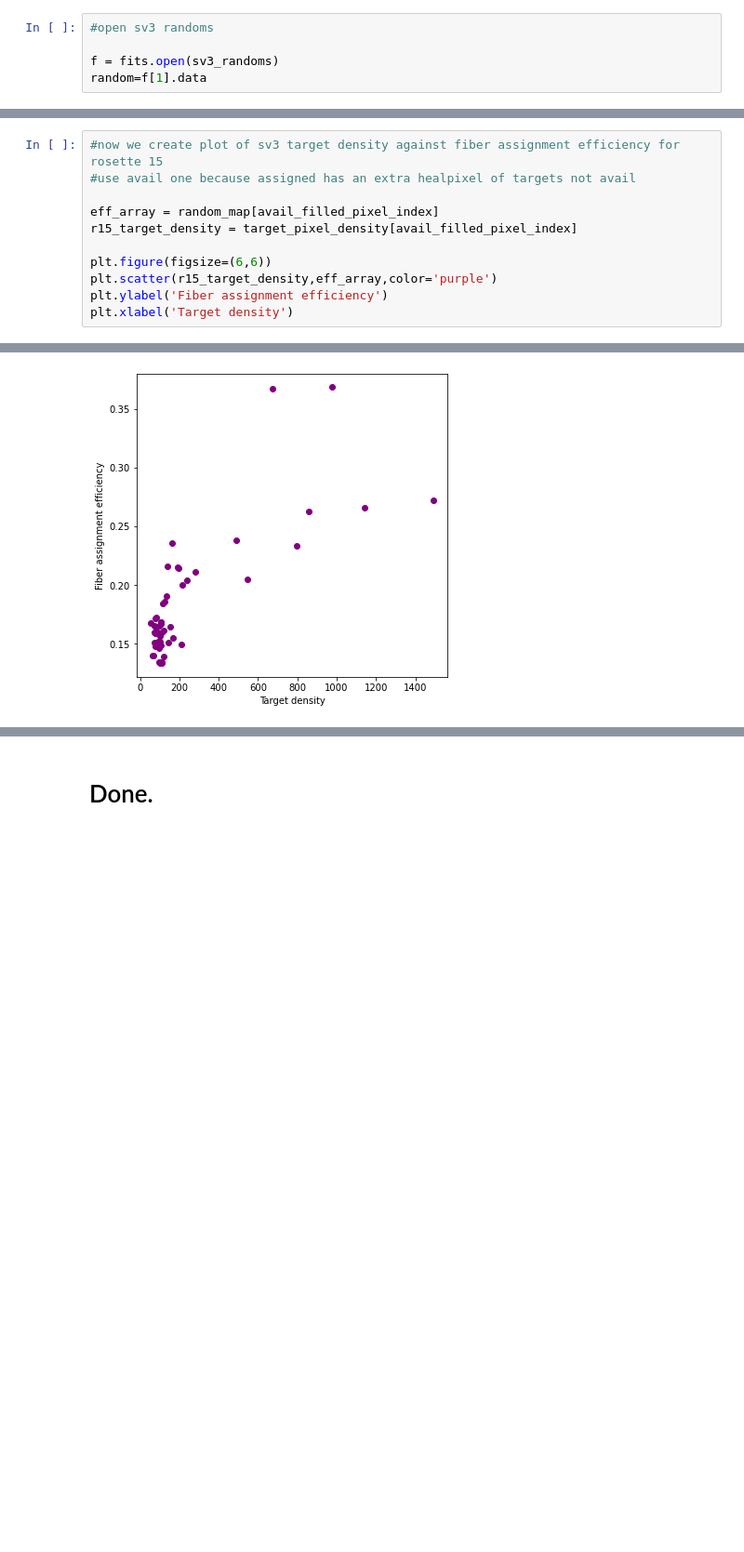
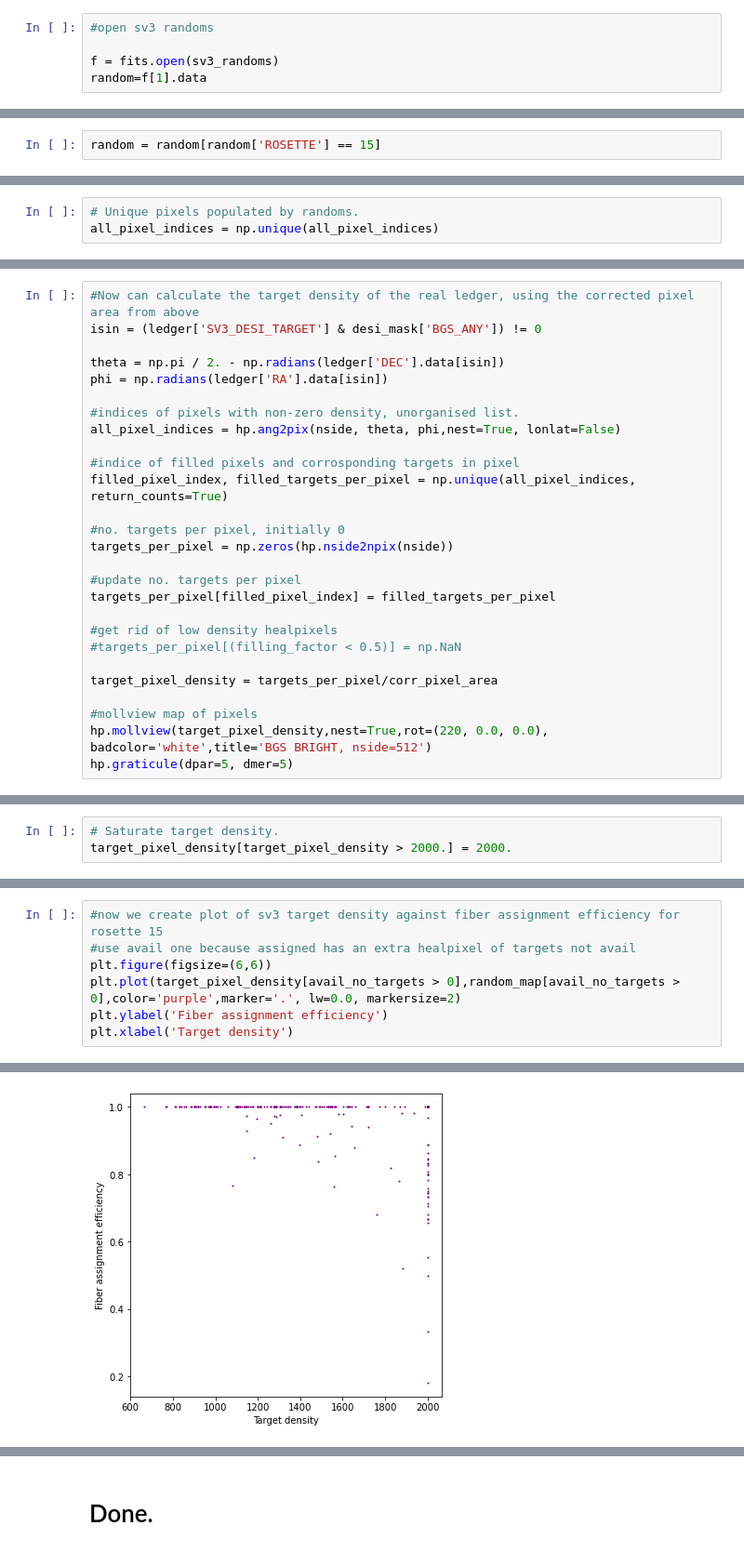
Before and after one commit to michaelJwilson/S4Mock, a Jupyter notebook: fba_efficiencies.ipynb, the cells around one changed output, grey strips where cells are left out. Shown: that part at 93% size. Drawn from its saved outputs; the diff is of its cells as text; blank space fills up the shorter version.

```diff
--- a/fba_efficiencies.ipynb
+++ b/fba_efficiencies.ipynb
@@ -423,0 +502,2 @@ hp.graticule(dpar=5, dmer=5)
+# %%
+random = random[random['ROSETTE'] == 15]
@@ -449,0 +521,3 @@ hp.graticule(dpar=5, dmer=5)
+# %%
+# Unique pixels populated by randoms.
+all_pixel_indices = np.unique(all_pixel_indices)
@@ -467,0 +622,27 @@ cbar = colorbar(label ='Fibre assignment efficiency in healpixel' )
+# %%
+#Now can calculate the target density of the real ledger, using the corrected pixel area from above
+isin = (ledger['SV3_DESI_TARGET'] & desi_mask['BGS_ANY']) != 0
+
+theta = np.pi / 2. - np.radians(ledger['DEC'].data[isin])
+phi = np.radians(ledger['RA'].data[isin])
+
+#indices of pixels with non-zero density, unorganised list.
+all_pixel_indices = hp.ang2pix(nside, theta, phi,nest=True, lonlat=False)
+
+#indice of filled pixels and corrosponding targets in pixel
+filled_pixel_index, filled_targets_per_pixel = np.unique(all_pixel_indices, return_counts=True)
+
+#no. targets per pixel, initially 0
+targets_per_pixel = np.zeros(hp.nside2npix(nside))
+
+#update no. targets per pixel
+targets_per_pixel[filled_pixel_index] = filled_targets_per_pixel
+
+#get rid of low density healpixels
+#targets_per_pixel[(filling_factor < 0.5)] = np.NaN
+
+target_pixel_density = targets_per_pixel/corr_pixel_area
+
+#mollview map of pixels
+hp.mollview(target_pixel_density,nest=True,rot=(220, 0.0, 0.0), badcolor='white',title='BGS BRIGHT, nside=512')
+hp.graticule(dpar=5, dmer=5)
@@ -467,0 +659,3 @@ cbar = colorbar(label ='Fibre assignment efficiency in healpixel' )
+# %%
+# Saturate target density.
+target_pixel_density[target_pixel_density > 2000.] = 2000.
@@ -468,14 +684,10 @@ cbar = colorbar(label ='Fibre assignment efficiency in healpixel' )
 # %%
 #now we create plot of sv3 target density against fiber assignment efficiency for rosette 15
 #use avail one because assigned has an extra healpixel of targets not avail
-
-eff_array = random_map[avail_filled_pixel_index]
-r15_target_density = target_pixel_density[avail_filled_pixel_index]
-
 plt.figure(figsize=(6,6))
-plt.scatter(r15_target_density,eff_array,color='purple')
+plt.plot(target_pixel_density[avail_no_targets > 0],random_map[avail_no_targets > 0],color='purple',marker='.', lw=0.0, markersize=2)
 plt.ylabel('Fiber assignment efficiency')
 plt.xlabel('Target density')
 # %% [output]
 Text(0.5, 0, 'Target density')
-[figure, old version]
+[figure, new version]
```
Also changed, not shown: parts of 50 cells of this notebook.
